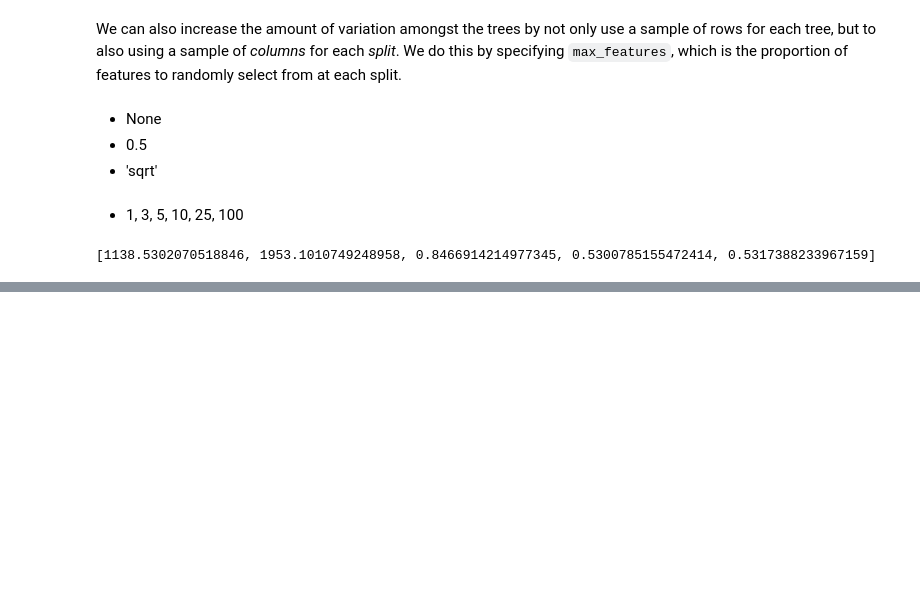
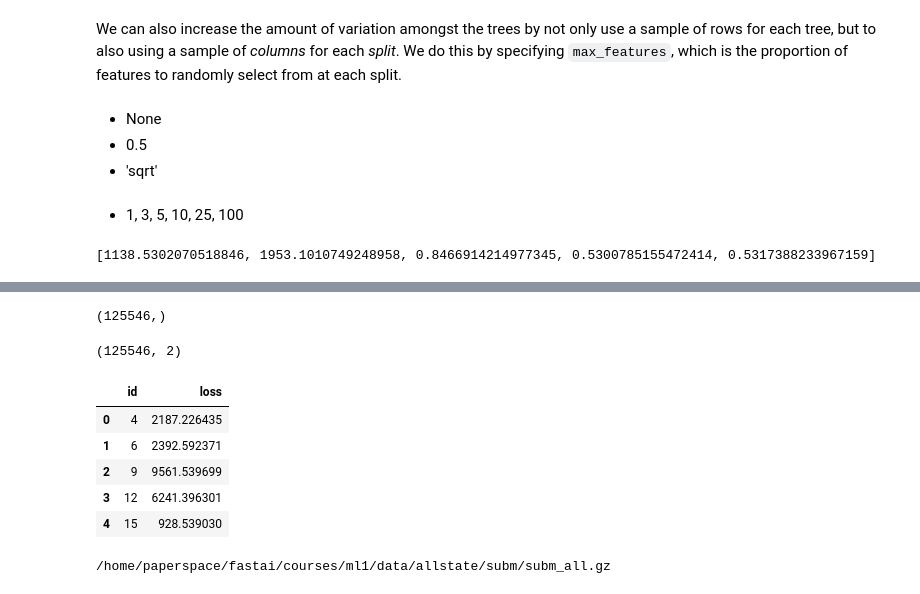
Before and after one commit to cholarajaa/fastai, a Jupyter notebook: courses/ml1/ashaw-follow-lesson1-allstate.ipynb, the cells around one changed output, grey strips where cells are left out. Cells and saved outputs as stored; diff of their text form; code cells hidden in the pictures; blank space fills up the shorter version.

```diff
--- a/courses/ml1/ashaw-follow-lesson1-allstate.ipynb
+++ b/courses/ml1/ashaw-follow-lesson1-allstate.ipynb
@@ -562,0 +577,2 @@ The sklearn docs [show an example](http://scikit-learn.org/stable/auto_examples/
+# %%
+df_test = pd.read_feather('tmp/allstate-raw-test')
@@ -562,0 +588,25 @@ The sklearn docs [show an example](http://scikit-learn.org/stable/auto_examples/
+# %%
+df_test['dummy_y'] = np.nan
+df_test['dummy_y'] = df_test['dummy_y'].astype('category')
+df_tst, y_tst, nas = proc_df(df_test, 'dummy_y')
+# %%
+preds = m.predict(df_tst)
+# %%
+preds.shape
+# %% [output]
+(125546,)
+# %%
+ds = pd.DataFrame({'id': df_test.id, 'loss': preds})
+# %%
+ds.shape
+# %% [output]
+(125546, 2)
+# %%
+ds.head()
+# %% [output]
+|  | id | loss |
+| 0 | 4 | 2187.226435 |
+| 1 | 6 | 2392.592371 |
+| 2 | 9 | 9561.539699 |
+| 3 | 12 | 6241.396301 |
+| 4 | 15 | 928.539030 |
@@ -562,0 +621,4 @@ The sklearn docs [show an example](http://scikit-learn.org/stable/auto_examples/
+# %%
+FileLink(SUBM_FILE)
+# %% [output]
+/home/paperspace/fastai/courses/ml1/data/allstate/subm/subm_all.gz
```
Also changed, not shown: parts of 7 cells of this notebook, 3 other files.
